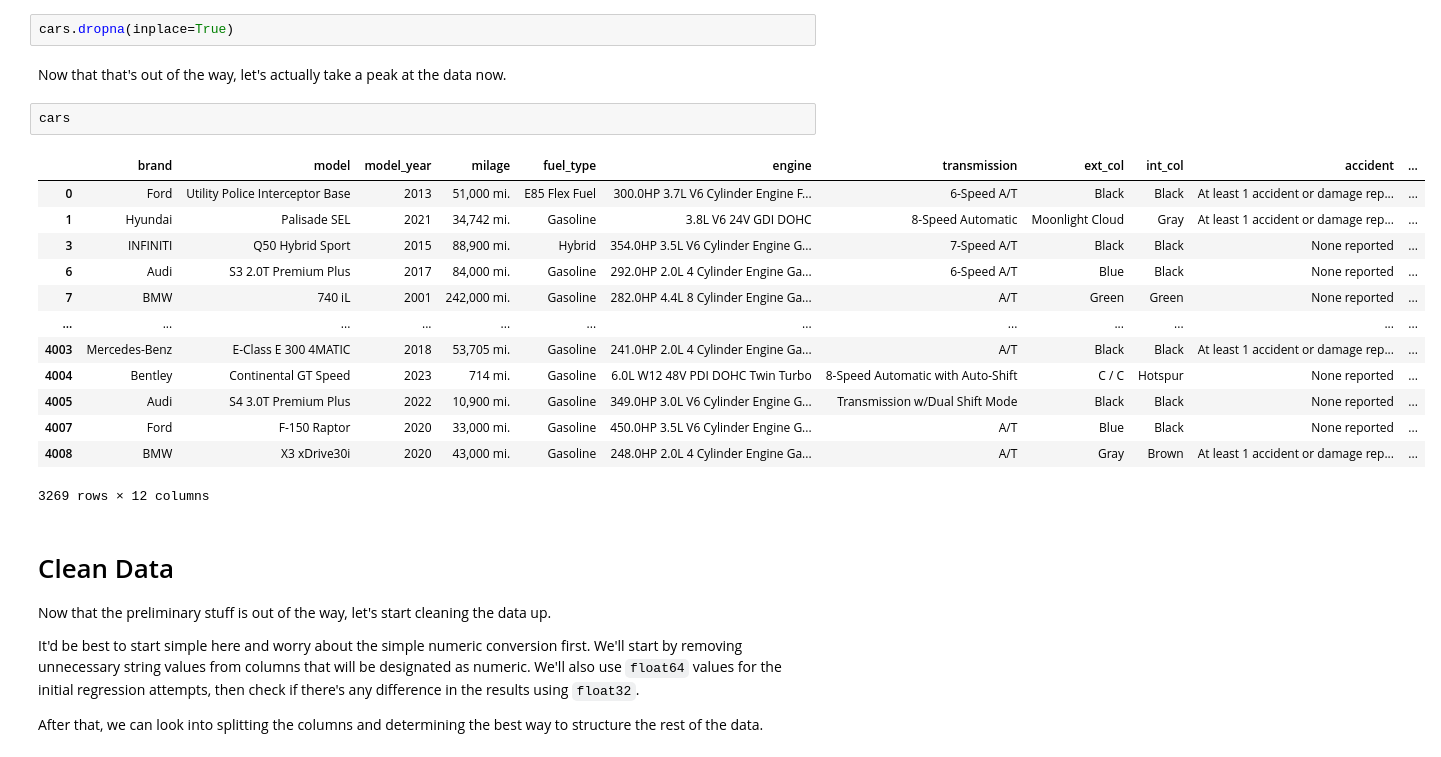
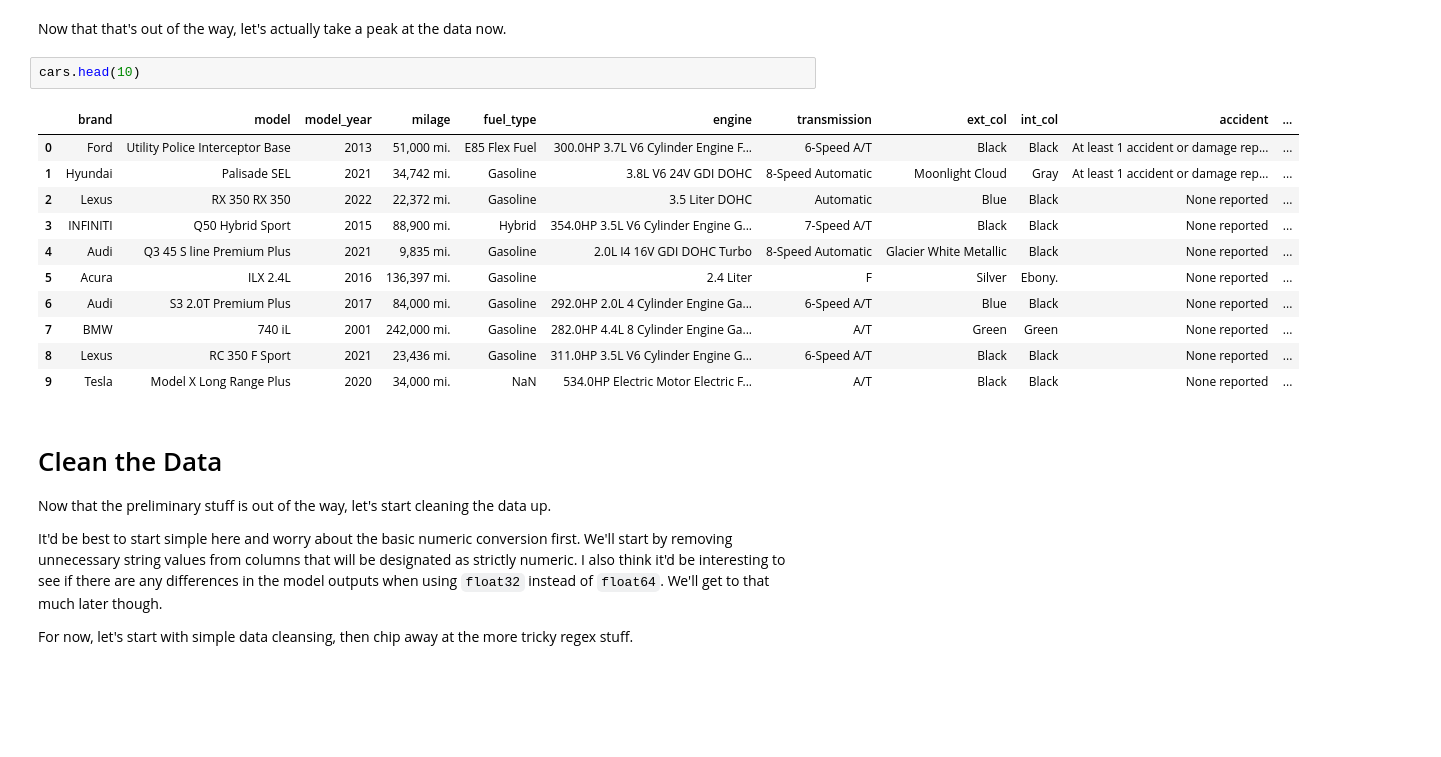
Before and after one commit to crdcamp/lin-reg-practice, a Jupyter notebook: 1_used_car_price_prediction.ipynb, the cells around one changed output. Drawn from its saved outputs; the diff is of its cells as text; blank space fills up the shorter version.

```diff
--- a/1_used_car_price_prediction.ipynb
+++ b/1_used_car_price_prediction.ipynb
@@ -72,29 +65,25 @@ For simplicity, we're gonna just remove the missing data. We can look into accou
-# %%
-cars.dropna(inplace=True)
 # %% [markdown]
 Now that that's out of the way, let's actually take a peak at the data now.
 # %%
-cars
+cars.head(10)
 # %% [output]
 |  | brand | model | model_year | milage | fuel_type | engine | transmission | ext_col | int_col | accident | ... |
 | 0 | Ford | Utility Police Interceptor Base | 2013 | 51,000 mi. | E85 Flex Fuel | 300.0HP 3.7L V6 Cylinder Engine F... | 6-Speed A/T | Black | Black | At least 1 accident or damage rep... | ... |
 | 1 | Hyundai | Palisade SEL | 2021 | 34,742 mi. | Gasoline | 3.8L V6 24V GDI DOHC | 8-Speed Automatic | Moonlight Cloud | Gray | At least 1 accident or damage rep... | ... |
+| 2 | Lexus | RX 350 RX 350 | 2022 | 22,372 mi. | Gasoline | 3.5 Liter DOHC | Automatic | Blue | Black | None reported | ... |
 | 3 | INFINITI | Q50 Hybrid Sport | 2015 | 88,900 mi. | Hybrid | 354.0HP 3.5L V6 Cylinder Engine G... | 7-Speed A/T | Black | Black | None reported | ... |
+| 4 | Audi | Q3 45 S line Premium Plus | 2021 | 9,835 mi. | Gasoline | 2.0L I4 16V GDI DOHC Turbo | 8-Speed Automatic | Glacier White Metallic | Black | None reported | ... |
+| 5 | Acura | ILX 2.4L | 2016 | 136,397 mi. | Gasoline | 2.4 Liter | F | Silver | Ebony. | None reported | ... |
 | 6 | Audi | S3 2.0T Premium Plus | 2017 | 84,000 mi. | Gasoline | 292.0HP 2.0L 4 Cylinder Engine Ga... | 6-Speed A/T | Blue | Black | None reported | ... |
 | 7 | BMW | 740 iL | 2001 | 242,000 mi. | Gasoline | 282.0HP 4.4L 8 Cylinder Engine Ga... | A/T | Green | Green | None reported | ... |
-| ... | ... | ... | ... | ... | ... | ... | ... | ... | ... | ... | ... |
-| 4003 | Mercedes-Benz | E-Class E 300 4MATIC | 2018 | 53,705 mi. | Gasoline | 241.0HP 2.0L 4 Cylinder Engine Ga... | A/T | Black | Black | At least 1 accident or damage rep... | ... |
-| 4004 | Bentley | Continental GT Speed | 2023 | 714 mi. | Gasoline | 6.0L W12 48V PDI DOHC Twin Turbo | 8-Speed Automatic with Auto-Shift | C / C | Hotspur | None reported | ... |
-| 4005 | Audi | S4 3.0T Premium Plus | 2022 | 10,900 mi. | Gasoline | 349.0HP 3.0L V6 Cylinder Engine G... | Transmission w/Dual Shift Mode | Black | Black | None reported | ... |
-| 4007 | Ford | F-150 Raptor | 2020 | 33,000 mi. | Gasoline | 450.0HP 3.5L V6 Cylinder Engine G... | A/T | Blue | Black | None reported | ... |
-| 4008 | BMW | X3 xDrive30i | 2020 | 43,000 mi. | Gasoline | 248.0HP 2.0L 4 Cylinder Engine Ga... | A/T | Gray | Brown | At least 1 accident or damage rep... | ... |
+| 8 | Lexus | RC 350 F Sport | 2021 | 23,436 mi. | Gasoline | 311.0HP 3.5L V6 Cylinder Engine G... | 6-Speed A/T | Black | Black | None reported | ... |
+| 9 | Tesla | Model X Long Range Plus | 2020 | 34,000 mi. | NaN | 534.0HP Electric Motor Electric F... | A/T | Black | Black | None reported | ... |
-3269 rows × 12 columns
 # %% [markdown]
-# Clean Data
+# Clean the Data
 
 Now that the preliminary stuff is out of the way, let's start cleaning the data up.
 
-It'd be best to start simple here and worry about the simple numeric conversion first. We'll start by removing unnecessary string values from columns that will be designated as numeric. We'll also use `float64` values for the initial regression attempts, then check if there's any difference in the results using `float32`.
+It'd be best to start simple here and worry about the basic numeric conversion first. We'll start by removing unnecessary string values from columns that will be designated as strictly numeric. I also think it'd be interesting to see if there are any differences in the model outputs when using `float32` instead of `float64`. We'll get to that much later though.
 
-After that, we can look into splitting the columns and determining the best way to structure the rest of the data.
+For now, let's start with simple data cleansing, then chip away at the more tricky regex stuff.
 # %%
```
Also changed, not shown: parts of 5 cells of this notebook, 1 other file.
